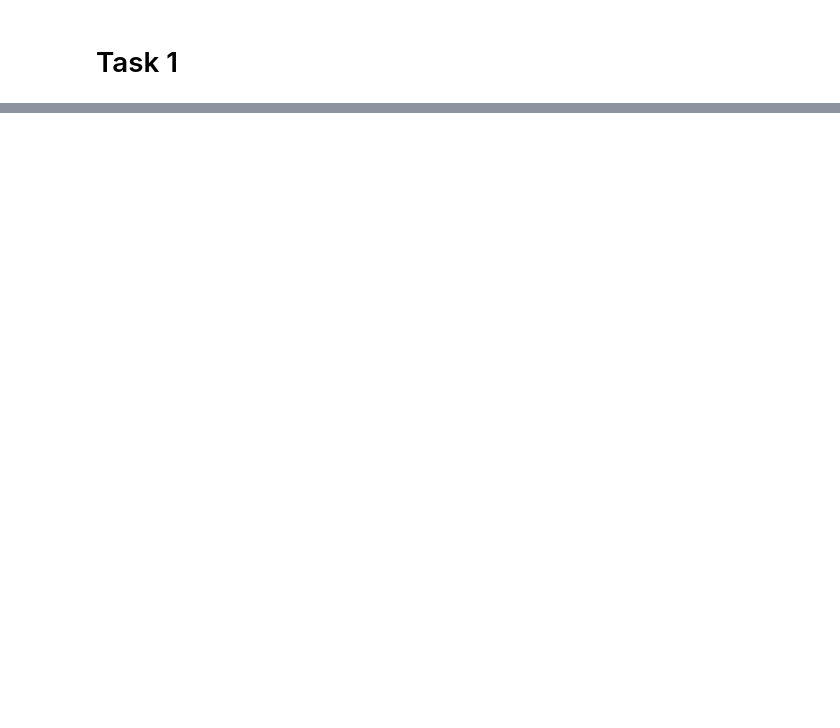
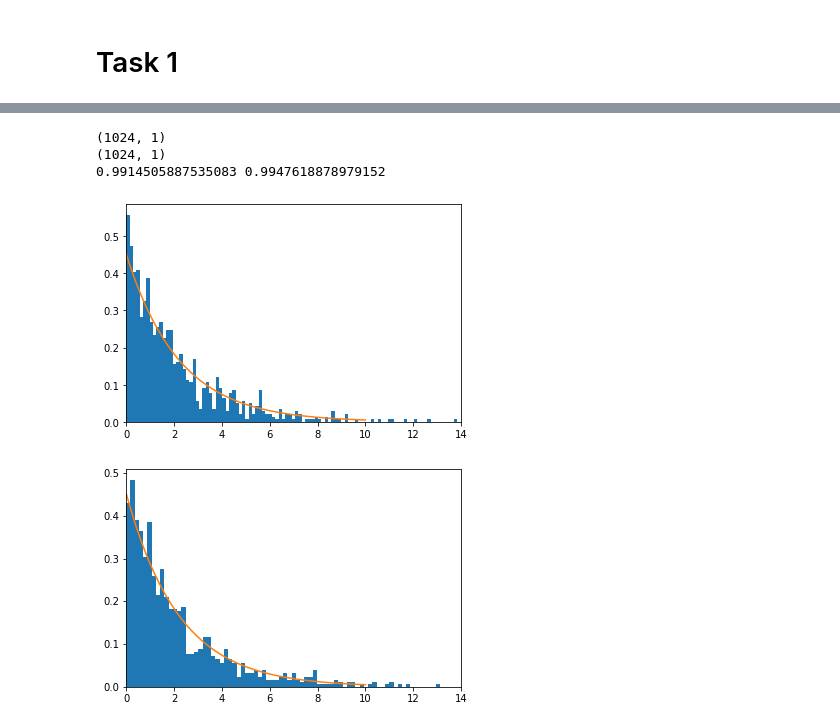
Before and after one commit to dritory/TTT4275-project, a Jupyter notebook: notebook.ipynb, the cells around one changed output, grey strips where cells are left out. Cells and saved outputs as stored; diff of their text form; code cells hidden in the pictures; blank space fills up the shorter version.

```diff
--- a/notebook.ipynb
+++ b/notebook.ipynb
@@ -69,0 +75,44 @@ print(x_r_H0, x_i_H0, x_r_H1, x_i_H1)
+# %%
+x_H0 = loadFile('T3_data_x_H0')
+x_H1 = loadFile('T3_data_x_H1')
+print(bpsk.shape)
+print(gauss.shape)
+x_r_H0 = np.real(x_H0)
+x_i_H0 = np.imag(x_H0)
+x_r_H1 = np.real(x_H1)
+x_i_H1 = np.imag(x_H1)
+
+var_s = np.var(loadFile('T3_data_sigma_s'))
+var_w = np.var(loadFile('T3_data_sigma_w'))
+
+print(var_s, var_w)
+
+H0 = 2 * (x_r_H0**2 + x_i_H0**2) / (var_s)
+H1 = 2 * (x_r_H1**2 + x_i_H1**2) / (var_s + var_w)
+
+x = np.linspace(0, 10, 100)
+
+bins = 100
+
+
+df, loc, scale = stats.chi2.fit(H0)
+H0_pdf = stats.chi2.pdf(x, 2, 0, scale)
+
+H1_pdf = stats.chi2.pdf(x, 2, 0, scale)
+
+
+plt.xlim(0,14)
+plt.hist(H0, bins=bins, normed=True)
+plt.plot(x, H0_pdf)
+plt.show()
+
+plt.xlim(0,14)
+plt.hist(H1, bins=bins, normed=True)
+plt.plot(x, H1_pdf)
+plt.show()
+# %% [output]
+(1024, 1)
+(1024, 1)
+0.9914505887535083 0.9947618878979152
+[figure, added]
+[figure, added]
```
Also changed, not shown: parts of 14 cells of this notebook, 1 other file.
